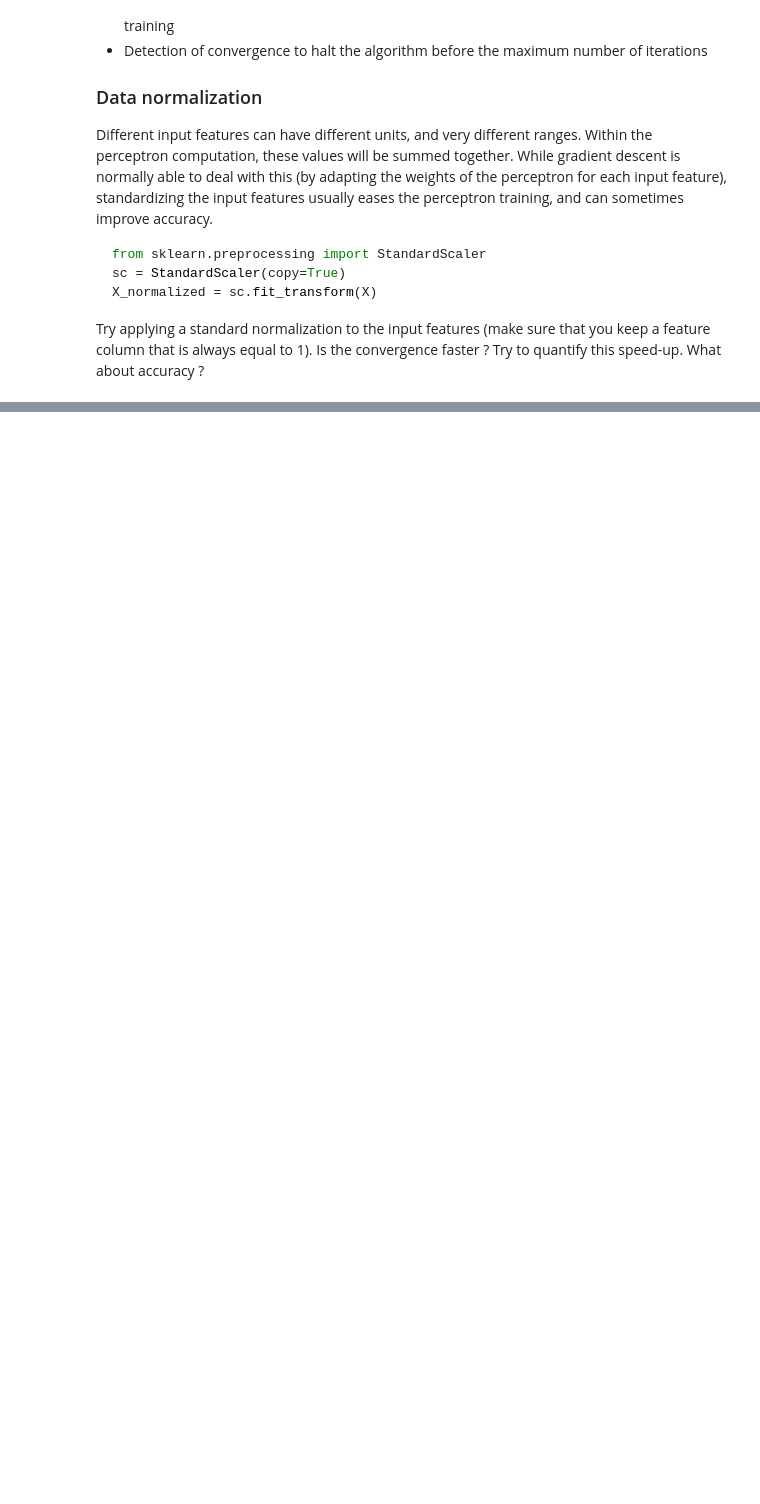
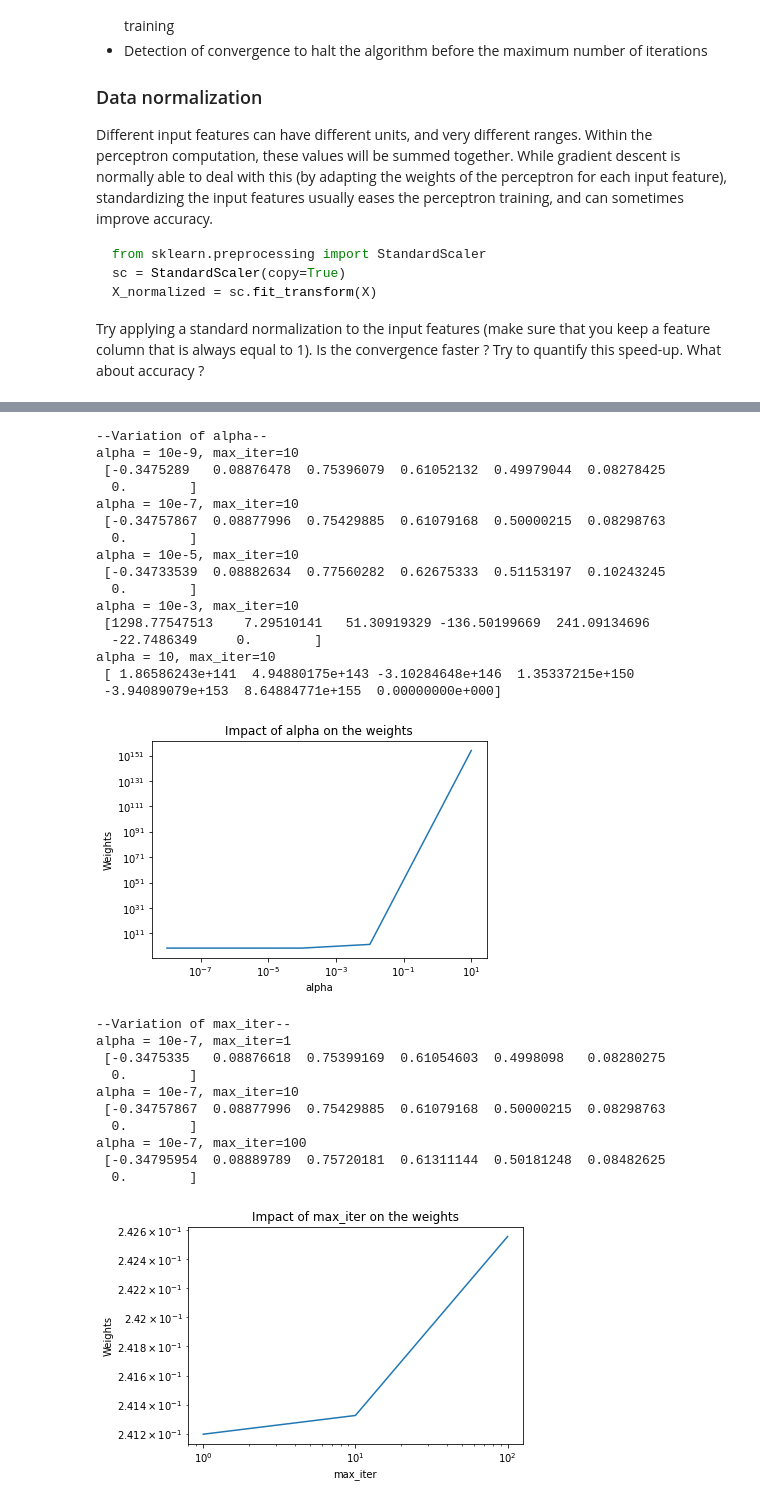
Before and after one commit to rostom-baccar/Machine-Learning-with-Decision-Trees, a Jupyter notebook: perceptron.ipynb, the cells around one changed output, grey strips where cells are left out. Cells and saved outputs as stored; diff of their text form; code cells hidden in the pictures; blank space fills up the shorter version.

```diff
--- a/perceptron.ipynb
+++ b/perceptron.ipynb
@@ -320,0 +329,60 @@ Try applying a standard normalization to the input features (make sure that you
+# %%
+%%time
+
+#We have 308 examples in X. Let's make it 25 random examples
+import random
+alphas=[10,10e-3,10e-5,10e-7,10e-9]
+max_iters=[1,10,100]
+X = dataset[:, :-1] # examples features
+Y = dataset[:, -1]  # ground truth
+randX=[]
+randY=[]
+
+for i in range (0,25):
+    rand=random.choice(dataset)
+    randX.append(rand[:-1])
+    randY.append(rand[-1])
+#Analysis
+print("--Variation of alpha--")
+print("alpha = 10e-9, max_iter=10\n", descent(w_init,randX,randY,10e-9,10))
+print("alpha = 10e-7, max_iter=10\n", descent(w_init,randX,randY,10e-7,10))
+print("alpha = 10e-5, max_iter=10\n", descent(w_init,randX,randY,10e-5,10))
+print("alpha = 10e-3, max_iter=10\n", descent(w_init,randX,randY,10e-3,10))
+print("alpha = 10, max_iter=10\n", descent(w_init,randX,randY,10,10))
+#Impact of alpha on the weights (the Y axis represents an average on the values in w)
+construct_plt(randX,randY,alphas,'alpha')
+print("\n--Variation of max_iter--")
+print("alpha = 10e-7, max_iter=1\n", descent(w_init,randX,randY,10e-7,1))
+print("alpha = 10e-7, max_iter=10\n", descent(w_init,randX,randY,10e-7,10))
+print("alpha = 10e-7, max_iter=100\n", descent(w_init,randX,randY,10e-7,100))
+#Impact of max_iter on the weights (the Y axis represents an average on the values in w)
+construct_plt(randX,randY,max_iters,'max_iter')
+# %% [output]
+--Variation of alpha--
+alpha = 10e-9, max_iter=10
+ [-0.3475289   0.08876478  0.75396079  0.61052132  0.49979044  0.08278425
+  0.        ]
+alpha = 10e-7, max_iter=10
+ [-0.34757867  0.08877996  0.75429885  0.61079168  0.50000215  0.08298763
+  0.        ]
+alpha = 10e-5, max_iter=10
+ [-0.34733539  0.08882634  0.77560282  0.62675333  0.51153197  0.10243245
+  0.        ]
+alpha = 10e-3, max_iter=10
+ [1298.77547513    7.29510141   51.30919329 -136.50199669  241.09134696
+  -22.7486349     0.        ]
+alpha = 10, max_iter=10
+ [ 1.86586243e+141  4.94880175e+143 -3.10284648e+146  1.35337215e+150
+ -3.94089079e+153  8.64884771e+155  0.00000000e+000]
+[figure, added]
+--Variation of max_iter--
+alpha = 10e-7, max_iter=1
+ [-0.3475335   0.08876618  0.75399169  0.61054603  0.4998098   0.08280275
+  0.        ]
+alpha = 10e-7, max_iter=10
+ [-0.34757867  0.08877996  0.75429885  0.61079168  0.50000215  0.08298763
+  0.        ]
+alpha = 10e-7, max_iter=100
+ [-0.34795954  0.08889789  0.75720181  0.61311144  0.50181248  0.08482625
+  0.        ]
+[figure, added]
```
Also changed, not shown: parts of 6 cells of this notebook.
